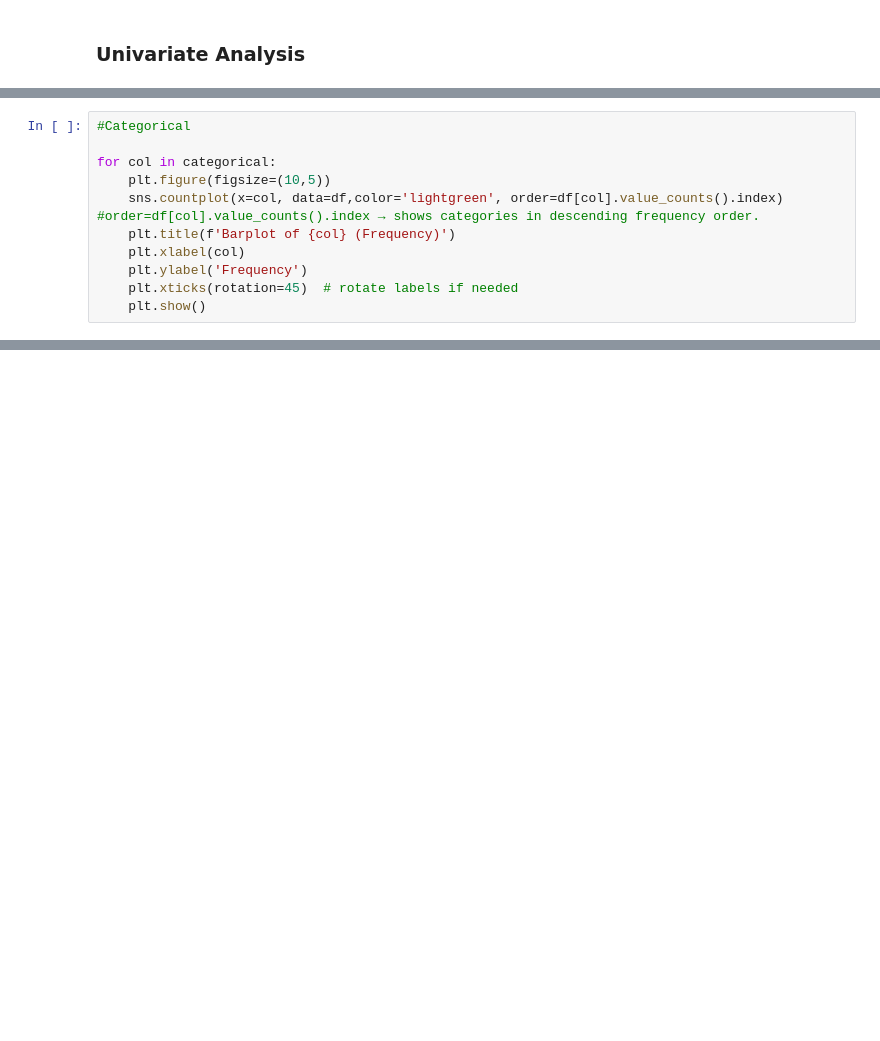
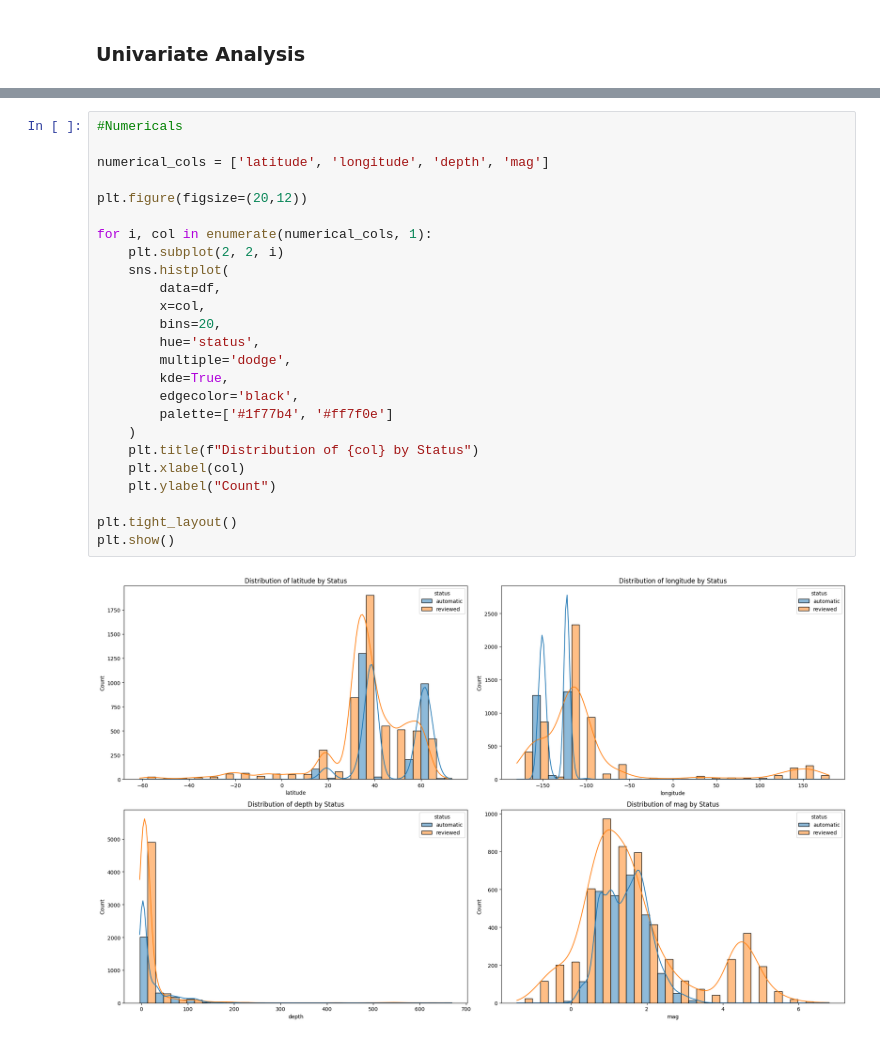
Before and after one commit to ymukesh012/DBSCAN_Implementation_Earthquake_Dataset, a Jupyter notebook: earthquake.ipynb, the cells around one changed output, grey strips where cells are left out. Cells and saved outputs as stored; diff of their text form; blank space fills up the shorter version.

Commit message:
data cleaned,model selected and modeling done

```diff
--- a/earthquake.ipynb
+++ b/earthquake.ipynb
@@ -320,11 +251,0 @@ for col in numerical:
-# %%
-#Categorical
-
-for col in categorical:
-    plt.figure(figsize=(10,5))
-    sns.countplot(x=col, data=df,color='lightgreen', order=df[col].value_counts().index) #order=df[col].value_counts().index → shows categories in descending frequency order.
-    plt.title(f'Barplot of {col} (Frequency)')
-    plt.xlabel(col)
-    plt.ylabel('Frequency')
-    plt.xticks(rotation=45)  # rotate labels if needed
-    plt.show()
@@ -343,0 +268,27 @@ for col in categorical:
+# %%
+#Numericals
+
+numerical_cols = ['latitude', 'longitude', 'depth', 'mag']
+
+plt.figure(figsize=(20,12))
+
+for i, col in enumerate(numerical_cols, 1):
+    plt.subplot(2, 2, i)
+    sns.histplot(
+        data=df,
+        x=col,
+        bins=20,
+        hue='status',
+        multiple='dodge',
+        kde=True,
+        edgecolor='black',
+        palette=['#1f77b4', '#ff7f0e']
+    )
+    plt.title(f"Distribution of {col} by Status")
+    plt.xlabel(col)
+    plt.ylabel("Count")
+
+plt.tight_layout()
+plt.show()
+# %% [output]
+[figure, added]
```
Also changed, not shown: parts of 33 cells of this notebook, 8 other files.
